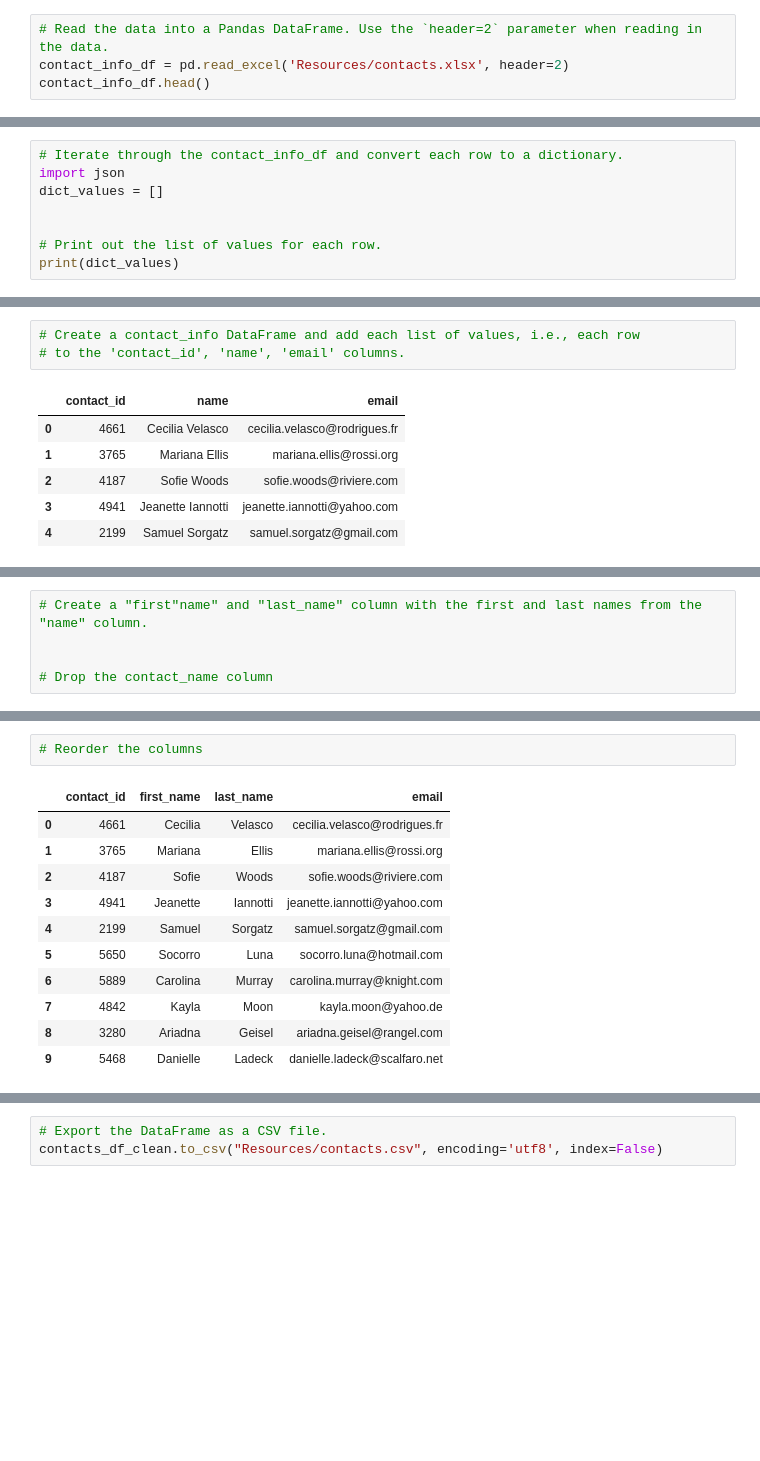
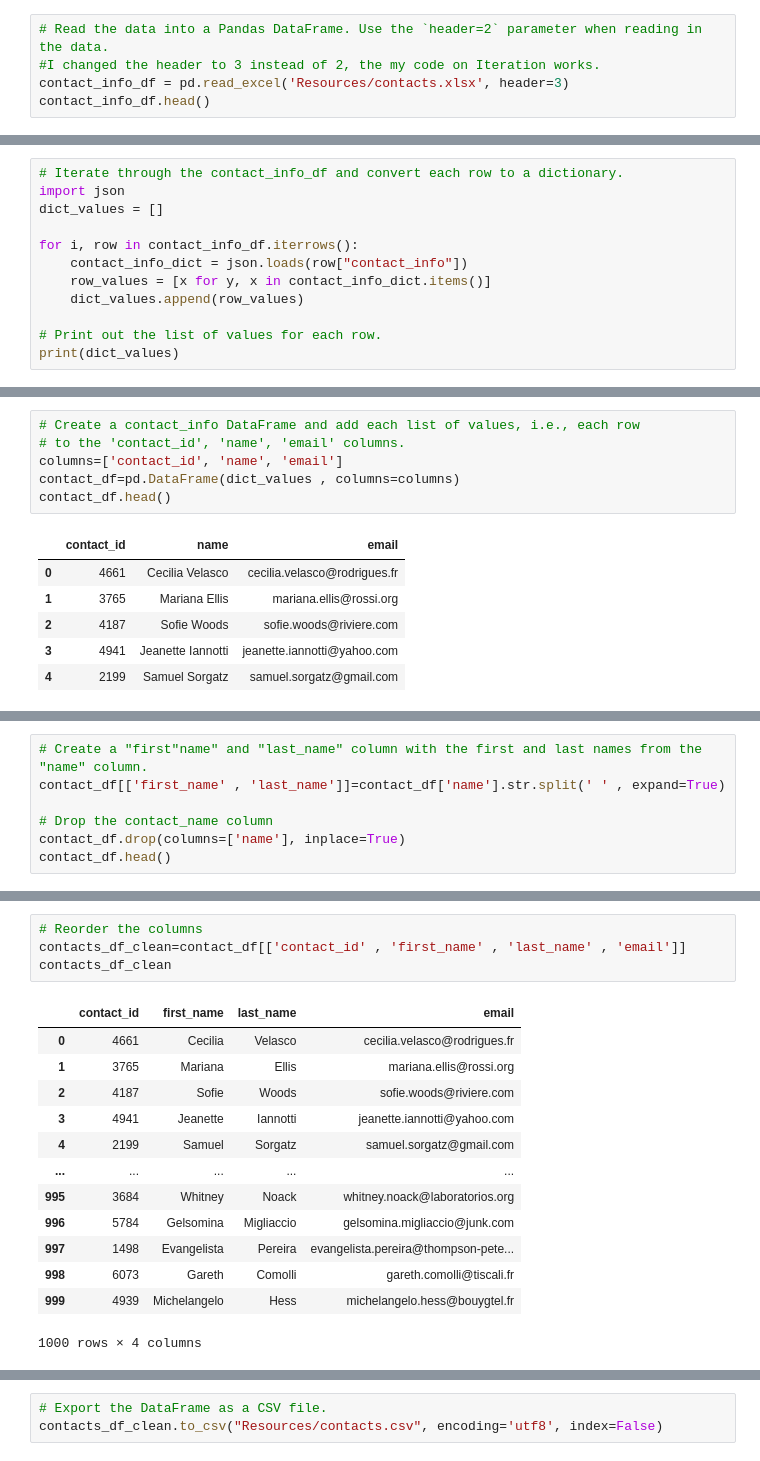
Before and after one commit to MdataHolman/Crowdfunding_ETL, a Jupyter notebook: ETL_Mini_Project_MHolman.ipynb, the cells around one changed output, grey strips where cells are left out. Cells and saved outputs as stored; diff of their text form; blank space fills up the shorter version.

```diff
--- a/ETL_Mini_Project_MHolman.ipynb
+++ b/ETL_Mini_Project_MHolman.ipynb
@@ -295,7 +295,8 @@ campaign_cleaned_df.to_csv("Resources/campaign.csv", index=False)
 ### Extract the contacts.xlsx Data.
 # %%
 # Read the data into a Pandas DataFrame. Use the `header=2` parameter when reading in the data.
-contact_info_df = pd.read_excel('Resources/contacts.xlsx', header=2)
+#I changed the header to 3 instead of 2, the my code on Iteration works.
+contact_info_df = pd.read_excel('Resources/contacts.xlsx', header=3)
 contact_info_df.head()
 # %% [output]
 |  | contact_info |
@@ -321,6 +322,10 @@ Then export the DataFrame as a `contacts.csv` CSV file.
 import json
 dict_values = []
 
+for i, row in contact_info_df.iterrows():
+    contact_info_dict = json.loads(row["contact_info"])
+    row_values = [x for y, x in contact_info_dict.items()]
+    dict_values.append(row_values)
 
 # Print out the list of values for each row.
 print(dict_values)
@@ -329,6 +334,9 @@ print(dict_values)
 # %%
 # Create a contact_info DataFrame and add each list of values, i.e., each row
 # to the 'contact_id', 'name', 'email' columns.
+columns=['contact_id', 'name', 'email']
+contact_df=pd.DataFrame(dict_values , columns=columns)
+contact_df.head()
 # %% [output]
 |  | contact_id | name | email |
 | 0 | 4661 | Cecilia Velasco | cecilia.velasco@rodrigues.fr |
@@ -351,9 +360,11 @@ dtypes: int64(1), object(2)
 memory usage: 23.6+ KB
 # %%
 # Create a "first"name" and "last_name" column with the first and last names from the "name" column.
-
+contact_df[['first_name' , 'last_name']]=contact_df['name'].str.split(' ' , expand=True)
 
 # Drop the contact_name column
+contact_df.drop(columns=['name'], inplace=True)
+contact_df.head()
 # %% [output]
 |  | contact_id | email | first_name | last_name |
 | 0 | 4661 | cecilia.velasco@rodrigues.fr | Cecilia | Velasco |
@@ -369,16 +375,20 @@ memory usage: 23.6+ KB
 # %%
 # Reorder the columns
+contacts_df_clean=contact_df[['contact_id' , 'first_name' , 'last_name' , 'email']]
+contacts_df_clean
 # %% [output]
 |  | contact_id | first_name | last_name | email |
 | 0 | 4661 | Cecilia | Velasco | cecilia.velasco@rodrigues.fr |
 | 1 | 3765 | Mariana | Ellis | mariana.ellis@rossi.org |
 | 2 | 4187 | Sofie | Woods | sofie.woods@riviere.com |
 | 3 | 4941 | Jeanette | Iannotti | jeanette.iannotti@yahoo.com |
 | 4 | 2199 | Samuel | Sorgatz | samuel.sorgatz@gmail.com |
-| 5 | 5650 | Socorro | Luna | socorro.luna@hotmail.com |
-| 6 | 5889 | Carolina | Murray | carolina.murray@knight.com |
-| 7 | 4842 | Kayla | Moon | kayla.moon@yahoo.de |
-| 8 | 3280 | Ariadna | Geisel | ariadna.geisel@rangel.com |
-| 9 | 5468 | Danielle | Ladeck | danielle.ladeck@scalfaro.net |
+| ... | ... | ... | ... | ... |
+| 995 | 3684 | Whitney | Noack | whitney.noack@laboratorios.org |
+| 996 | 5784 | Gelsomina | Migliaccio | gelsomina.migliaccio@junk.com |
+| 997 | 1498 | Evangelista | Pereira | evangelista.pereira@thompson-pete... |
+| 998 | 6073 | Gareth | Comolli | gareth.comolli@tiscali.fr |
+| 999 | 4939 | Michelangelo | Hess | michelangelo.hess@bouygtel.fr |
+1000 rows × 4 columns
 # %%
 # Check the datatypes one more time before exporting as CSV file.
```
Also changed, not shown: parts of 13 cells of this notebook, 1 other file.
